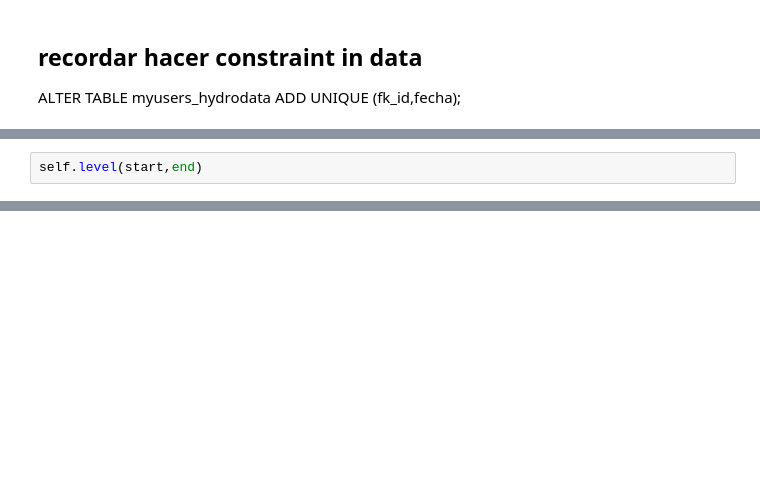
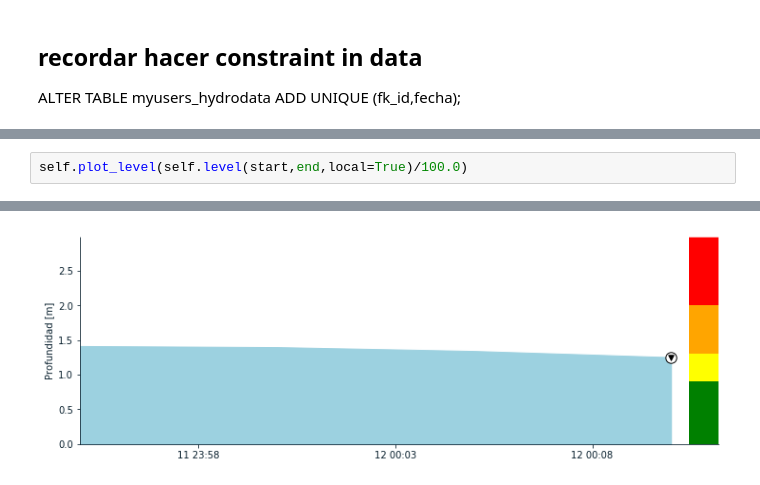
Before and after one commit to vanesalo10/CPR, a Jupyter notebook: migration/test.ipynb, the cells around one changed output, grey strips where cells are left out. Saved outputs shown, nothing was run; the diff lists cells and outputs as text; blank space fills up the shorter version.

```diff
--- a/migration/test.ipynb
+++ b/migration/test.ipynb
@@ -139,3 +207,3 @@ ALTER TABLE myusers_hydrodata ADD UNIQUE (fk_id,fecha);
 # %%
-self.level(start,end)
+self.plot_level(self.level(start,end,local=True)/100.0)
 # %% [output]
@@ -158,0 +211 @@ Freq: T, Name: NI, dtype: float64
+[figure, added]
```
Also changed, not shown: parts of 10 cells of this notebook, 2 other files.
